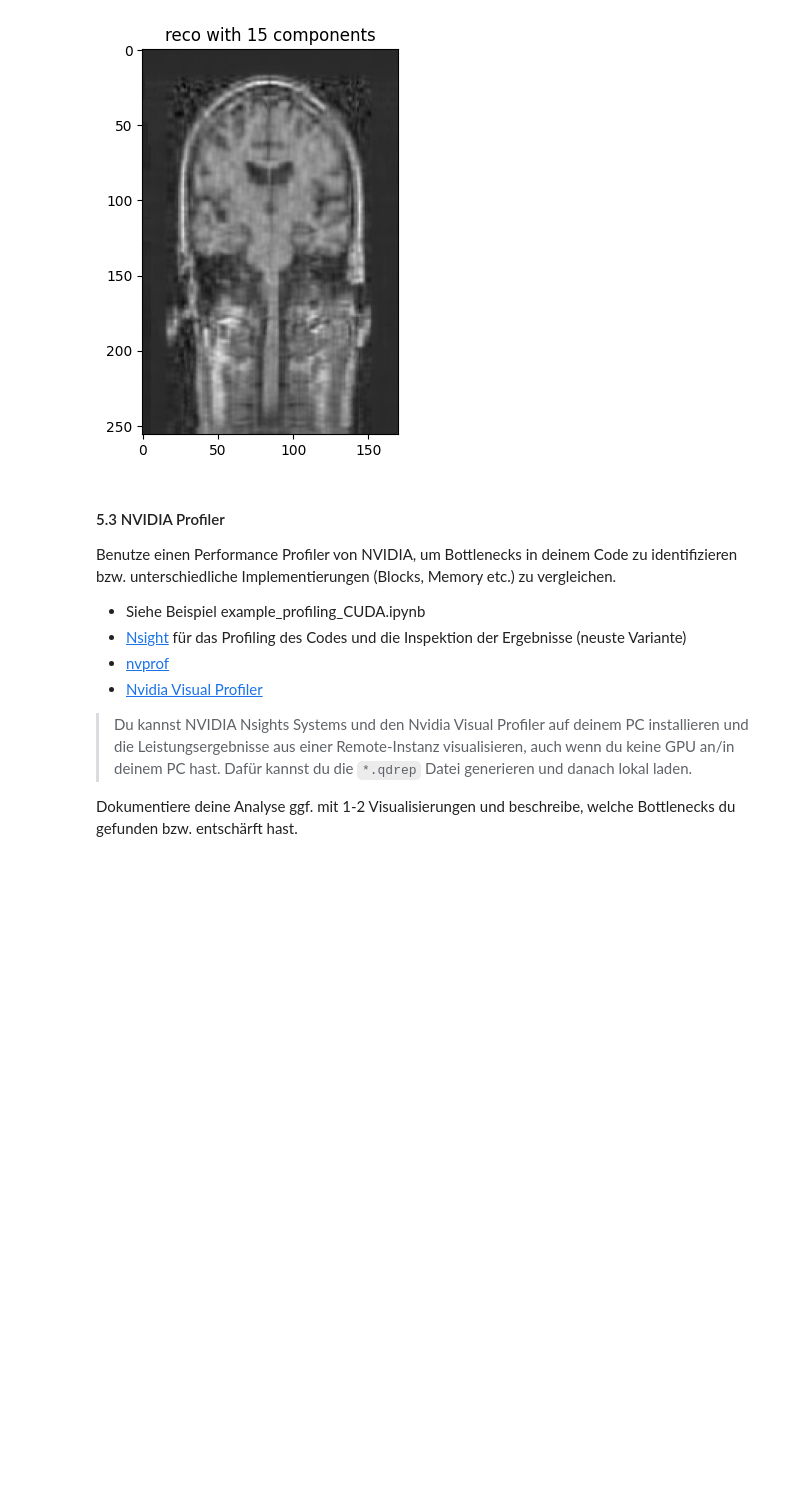
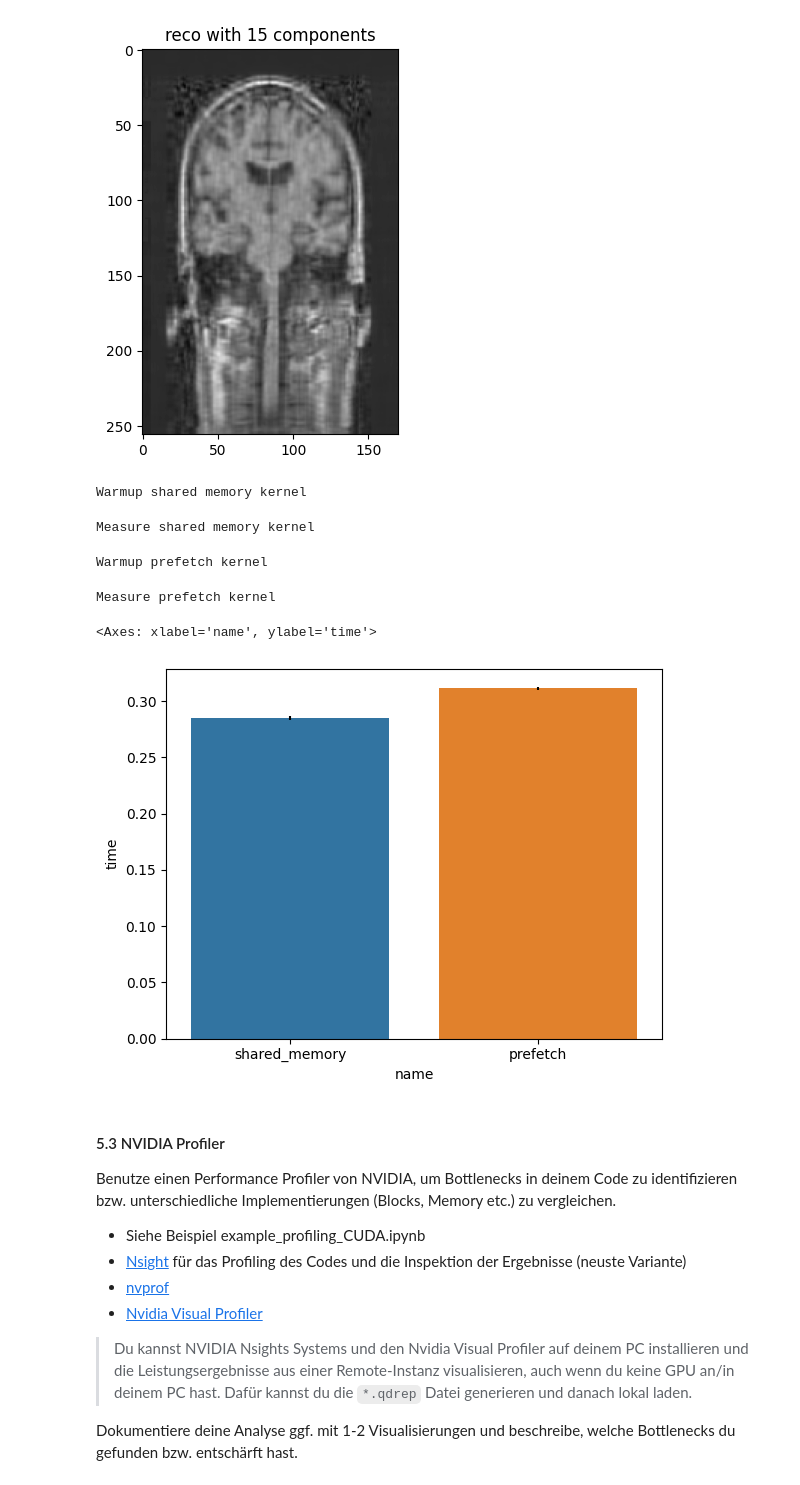
Before and after one commit to florinbarbisch/hpc-m2, a Jupyter notebook: hpc_fs22_mc2_teil2.ipynb, the cells around one changed output. Saved outputs shown, nothing was run; the diff lists cells and outputs as text; code cells hidden in the pictures; blank space fills up the shorter version.

Commit message:
Added: memory prefetching

```diff
--- a/hpc_fs22_mc2_teil2.ipynb
+++ b/hpc_fs22_mc2_teil2.ipynb
@@ -774,6 +785,53 @@ plot_reco(C, k)
 ### END SOLUTION
 # %% [output]
 [figure]
+# %%
+# calculate speedup compared to the shared memory kernel
+test_image_3 = decompositions['test_image_3']
+k = 1000
+u_gpu = cp.asarray(test_image_3['u'][:, :k], dtype=np.float32)
+s_gpu = cp.asarray(test_image_3['s'][:k], dtype=np.float32)
+vt_gpu = cp.asarray(test_image_3['vt'][:k, :], dtype=np.float32)
+C_gpu = cp.zeros((u_gpu.shape[0], vt_gpu.shape[1]), dtype=np.float32)
+
+threads_per_block = (TBP, TBP)
+blocks_per_grid_x = math.ceil(u_gpu.shape[0] / threads_per_block[0])
+blocks_per_grid_y = math.ceil(vt_gpu.shape[1] / threads_per_block[1])
+blocks_per_grid = (blocks_per_grid_x, blocks_per_grid_y)
+
+
+print("Warmup shared memory kernel")
+for i in tqdm(range(10)):
+    reconstruct_svd_numba_shared_memory[blocks_per_grid, threads_per_block](u_gpu, s_gpu, vt_gpu, C_gpu, k)
+
+print("Measure shared memory kernel")
+shared_memory_times = []
+for i in tqdm(range(10)):
+    shared_memory_times.append(timeit.timeit(lambda: reconstruct_svd_numba_shared_memory[blocks_per_grid, threads_per_block](u_gpu, s_gpu, vt_gpu, C_gpu, k), number=1))
+
+prefetch_times = []
+print("Warmup prefetch kernel")
+for i in tqdm(range(10)):
+    reconstruct_svd_numba_shared_memory_prefetch[blocks_per_grid, threads_per_block](u_gpu, s_gpu, vt_gpu, C_gpu, k)
+
+print("Measure prefetch kernel")
+for i in tqdm(range(10)):
+    prefetch_times.append(timeit.timeit(lambda: reconstruct_svd_numba_shared_memory_prefetch[blocks_per_grid, threads_per_block](u_gpu, s_gpu, vt_gpu, C_gpu, k), number=1))
+
+shared_memory_times = np.array(shared_memory_times)
+measures = pd.DataFrame({
+    "name": ["shared_memory", "prefetch"],
+    "time": [shared_memory_times.mean(), np.array(prefetch_times).mean()],
+    "std": [shared_memory_times.std(), np.array(prefetch_times).std()]
+})
+sns.barplot(x="name", y="time", data=measures, yerr=measures['std'])
+# %% [output]
+Warmup shared memory kernel
+Measure shared memory kernel
+Warmup prefetch kernel
+Measure prefetch kernel
+<Axes: xlabel='name', ylabel='time'>
+[figure, added]
 # %% [markdown]
 #### 5.3 NVIDIA Profiler
 
```
Also changed, not shown: parts of 1 cell of this notebook.
